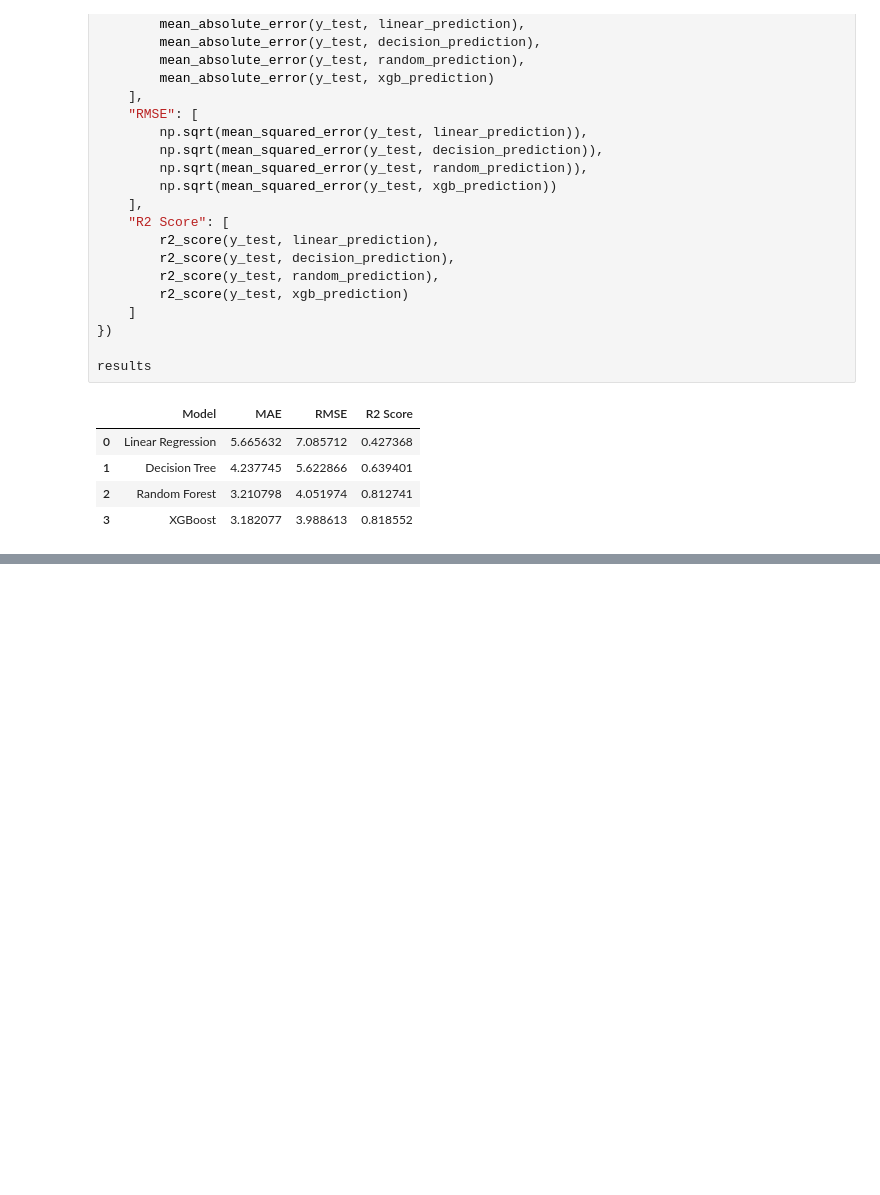
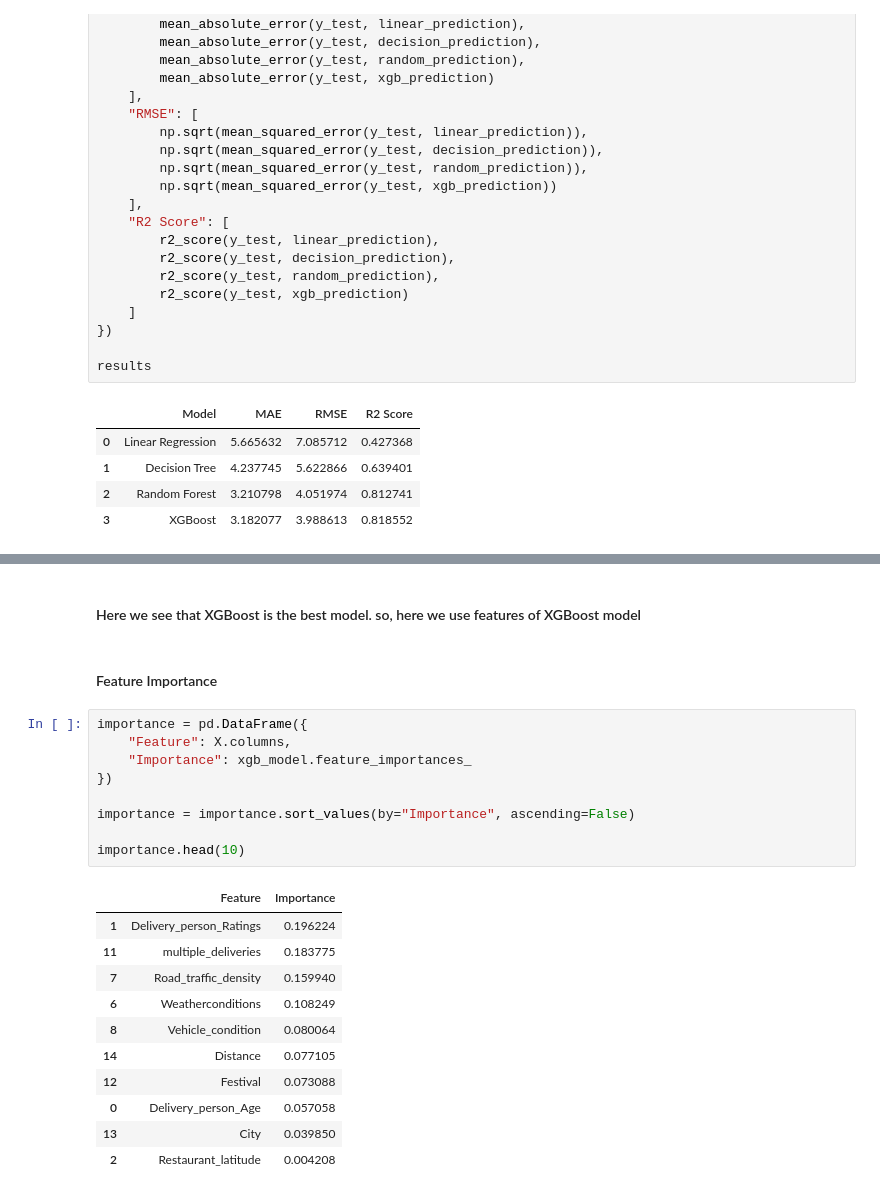
Before and after one commit to sainibunty2309-del/Food-delivery-time-prediction-, a Jupyter notebook: model.ipynb, the cells around one changed output, grey strips where cells are left out. Cells and saved outputs as stored; diff of their text form; blank space fills up the shorter version.

```diff
--- a/model.ipynb
+++ b/model.ipynb
@@ -1169,0 +1232,25 @@ results
+# %% [markdown]
+#### Here we see that XGBoost is the best model. so, here we use features of XGBoost model
+# %% [markdown]
+#### Feature Importance
+# %%
+importance = pd.DataFrame({
+    "Feature": X.columns,
+    "Importance": xgb_model.feature_importances_
+})
+
+importance = importance.sort_values(by="Importance", ascending=False)
+
+importance.head(10)
+# %% [output]
+|  | Feature | Importance |
+| 1 | Delivery_person_Ratings | 0.196224 |
+| 11 | multiple_deliveries | 0.183775 |
+| 7 | Road_traffic_density | 0.159940 |
+| 6 | Weatherconditions | 0.108249 |
+| 8 | Vehicle_condition | 0.080064 |
+| 14 | Distance | 0.077105 |
+| 12 | Festival | 0.073088 |
+| 0 | Delivery_person_Age | 0.057058 |
+| 13 | City | 0.039850 |
+| 2 | Restaurant_latitude | 0.004208 |
```
Also changed, not shown: parts of 13 cells of this notebook.
